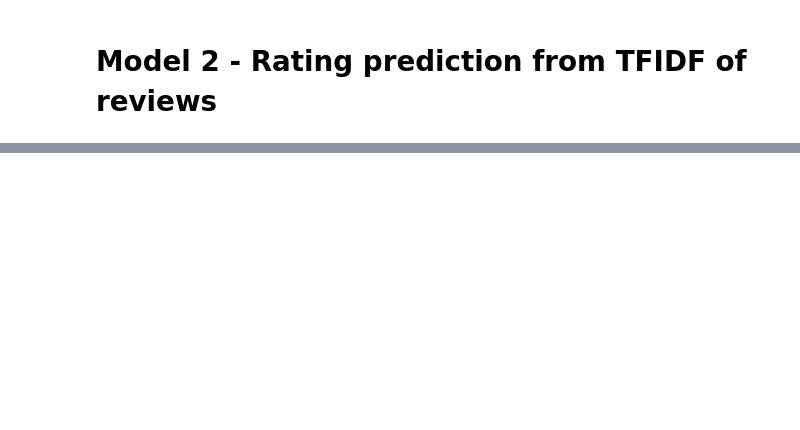
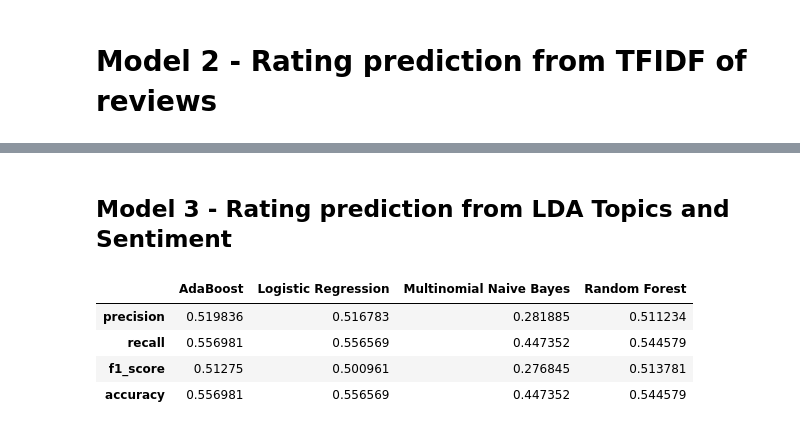
Before and after one commit to piyushghai/Yelp-Dataset-Analysis, a Jupyter notebook: yelp_rating_pred.ipynb, the cells around one changed output, grey strips where cells are left out. Saved outputs shown, nothing was run; the diff lists cells and outputs as text; code cells hidden in the pictures; blank space fills up the shorter version.

Commit message:
Added TFIDF Model, LDA+Sentiment Model

```diff
--- a/yelp_rating_pred.ipynb
+++ b/yelp_rating_pred.ipynb
@@ -509,8 +516,8 @@ tfidfXtest = vectorizer.transform(all_text_test)
 tfidfYtrain = topic_dist_train_1_2_3_4_5_df['Star']
 tfidfYtest = topic_dist_test_1_2_3_4_5_df['Star']
 # %%
-clfs = [KNeighborsClassifier(), MultinomialNB(), LogisticRegression()]
-clf_names = ['Nearest Neighbors', 'Multinomial Naive Bayes', 'Logistic Regression']
+clfs = [MultinomialNB(), LogisticRegression()]
+clf_names = ['Multinomial Naive Bayes', 'Logistic Regression']
 
 TFIDF_Pred_Results = {}
 for (i, clf_) in enumerate(clfs):
@@ -549,0 +584,2 @@ for model, val in TFIDF_Pred_Results.iteritems():
+# %% [markdown]
+## Model 3 -  Rating prediction from LDA Topics and Sentiment
@@ -549,0 +592,3 @@ for model, val in TFIDF_Pred_Results.iteritems():
+# %%
+topic_dist_train_1_2_3_4_5_df['Sentiment'] = topic_dist_train_1_2_3_4_5_df['Star'].map(getSentiment)
+topic_dist_test_1_2_3_4_5_df['Sentiment'] = topic_dist_test_1_2_3_4_5_df['Star'].map(getSentiment)
@@ -549,0 +612,35 @@ for model, val in TFIDF_Pred_Results.iteritems():
+# %%
+features = list(topic_dist_train_1_2_3_4_5_df.columns[:numTopics])
+features.append(topic_dist_train_1_2_3_4_5_df.columns[numTopics+2])
+# %%
+
+x_train = topic_dist_train_1_2_3_4_5_df[features]
+y_train = topic_dist_train_1_2_3_4_5_df['Star']
+
+x_test = topic_dist_test_1_2_3_4_5_df[features]
+y_test = topic_dist_test_1_2_3_4_5_df['Star']
+
+clfs = [MultinomialNB(), LogisticRegression(), RandomForestClassifier(n_estimators=100, n_jobs=2), AdaBoostClassifier(n_estimators=100)]
+clf_names = ['Multinomial Naive Bayes', 'Logistic Regression', 'Random Forest', 'AdaBoost']
+
+FinalResults = {}
+for (i, clf_) in enumerate(clfs):
+    clf = clf_.fit(x_train, y_train)
+    preds = clf.predict(x_test)
+
+    precision = metrics.precision_score(y_test, preds)
+    recall = metrics.recall_score(y_test, preds)
+    f1 = metrics.f1_score(y_test, preds)
+    accuracy = accuracy_score(y_test, preds)
+    report = classification_report(y_test, preds)
+    matrix = metrics.confusion_matrix(y_test, preds, labels=starsGroup.groups.keys())
+
+    data = {'precision':precision,
+            'recall':recall,
+            'f1_score':f1,
+            'accuracy':accuracy,
+            'clf_report':report,
+            'clf_matrix':matrix,
+            'y_predicted':preds}
+
+    FinalResults[clf_names[i]] = data
@@ -549,0 +649,9 @@ for model, val in TFIDF_Pred_Results.iteritems():
+# %%
+cols = ['precision', 'recall', 'f1_score', 'accuracy']
+pd.DataFrame(FinalResults).T[cols].T
+# %% [output]
+|  | AdaBoost | Logistic Regression | Multinomial Naive Bayes | Random Forest |
+| precision | 0.519836 | 0.516783 | 0.281885 | 0.511234 |
+| recall | 0.556981 | 0.556569 | 0.447352 | 0.544579 |
+| f1_score | 0.51275 | 0.500961 | 0.276845 | 0.513781 |
+| accuracy | 0.556981 | 0.556569 | 0.447352 | 0.544579 |
```
Also changed, not shown: parts of 12 cells of this notebook.
